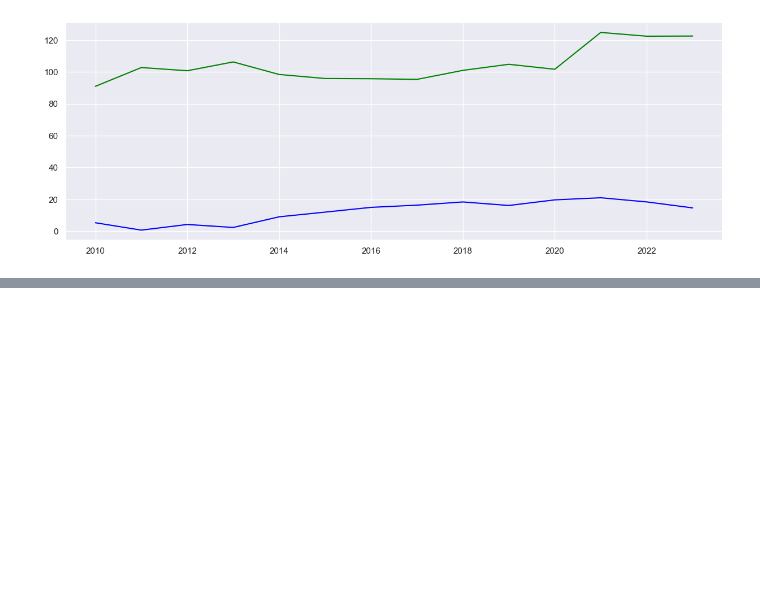
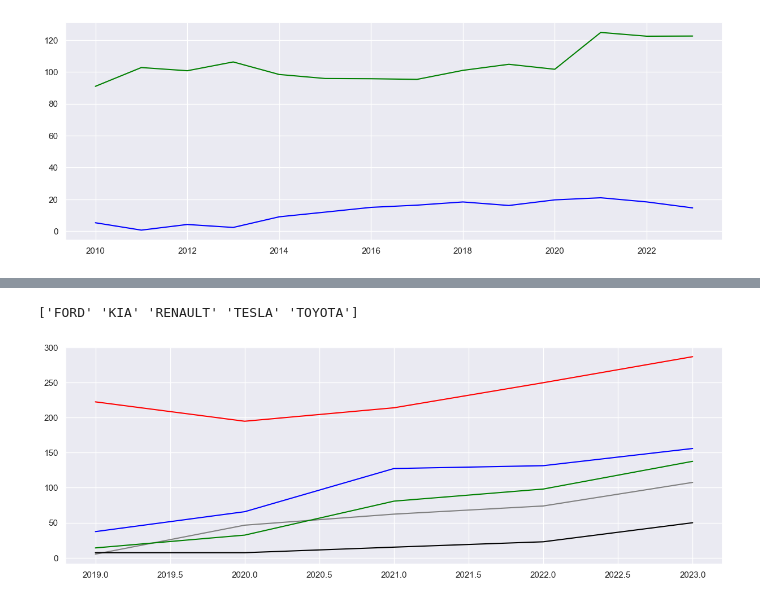
Before and after one commit to JBC2024/PROJECT_BREAK_I_EDA, a Jupyter notebook: notebooks/5 - Analysis - General - ECO-CERO.ipynb, the cells around one changed output, grey strips where cells are left out. Cells and saved outputs as stored; diff of their text form; code cells hidden in the pictures; blank space fills up the shorter version.

```diff
--- a/notebooks/5 - Analysis - General - ECO-CERO.ipynb
+++ b/notebooks/5 - Analysis - General - ECO-CERO.ipynb
@@ -291,0 +258,14 @@ fnc.pinta_hist_count_categorica_numerica(get_dataframe_estudio_FECHA_MATR(df, co
+# %%
+#Relación entre la MARCA
+df_aux = get_dataframe_estudio_FECHA_MATR(df, cond_list=[df.MARCA.isin(["TOYOTA","KIA","RENAULT","FORD","TESLA"]) ] )
+df_aux = pd.DataFrame(df_aux.groupby(["FECHA_MATR","MARCA",])["PROVINCIA"].count())
+df_aux.reset_index(drop = False, inplace=True)
+#display(df_aux)
+
+df_aux["AÑO"] = df_aux["FECHA_MATR"].dt.year
+print(df_aux.MARCA.unique())
+
+fnc.pinta_categorica_numerica_fecha(df_aux, "MARCA", "AÑO", "PROVINCIA", dict_colors={"TOYOTA":"red","KIA":"blue","RENAULT":"green","FORD":"grey","TESLA":"black"})
+# %% [output]
+['FORD' 'KIA' 'RENAULT' 'TESLA' 'TOYOTA']
+[figure, added]
```
Also changed, not shown: parts of 5 cells of this notebook, 4 other files.
